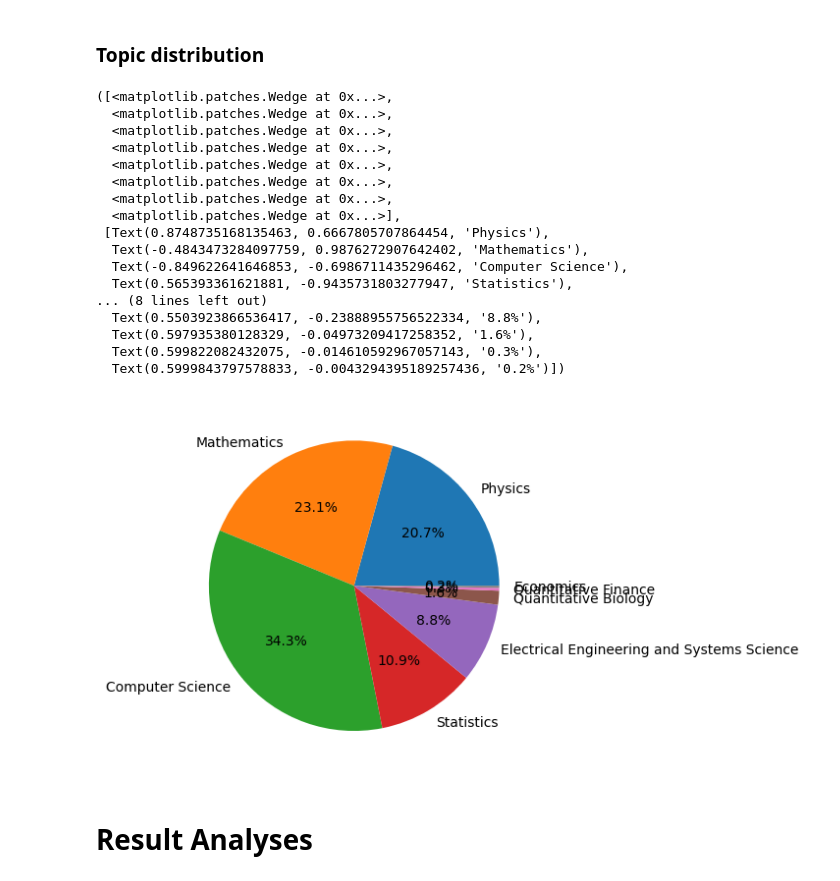
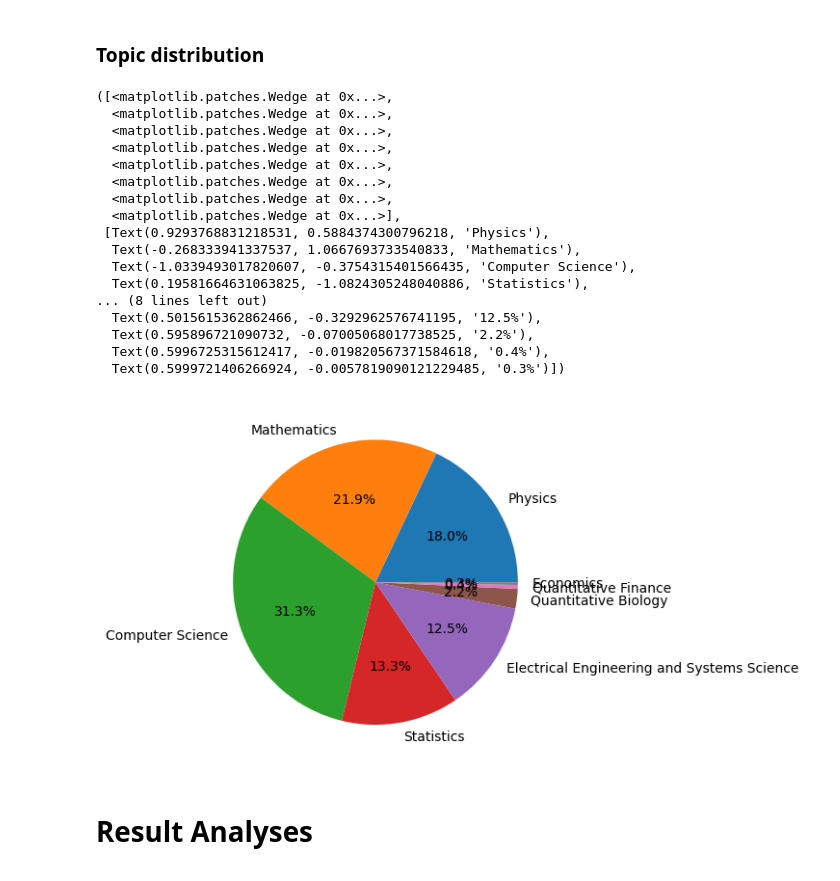
Before and after one commit to lambdadt/topicGPT, a Jupyter notebook: analyse_outputs.ipynb, the cells around one changed output. Saved outputs shown, nothing was run; the diff lists cells and outputs as text; code cells hidden in the pictures.

```diff
--- a/analyse_outputs.ipynb
+++ b/analyse_outputs.ipynb
@@ -40,30 +40,30 @@ docs_meta_df
 # %%
 true_topics_all = []
 for i in range(len(docs_meta_df)):
-    true_topics_all.extend(json.loads(docs_meta_df['topics'].iloc[i]))
+    true_topics_all.extend(list(set(json.loads(docs_meta_df['topics'].iloc[i]))))
 
 topics_counter = Counter(true_topics_all)
 plt.pie(topics_counter.values(),
         labels=topics_counter.keys(), autopct='%1.1f%%')
 # %% [output]
 ([<matplotlib.patches.Wedge at 0x...>,
   <matplotlib.patches.Wedge at 0x...>,
   <matplotlib.patches.Wedge at 0x...>,
   <matplotlib.patches.Wedge at 0x...>,
   <matplotlib.patches.Wedge at 0x...>,
   <matplotlib.patches.Wedge at 0x...>,
   <matplotlib.patches.Wedge at 0x...>,
   <matplotlib.patches.Wedge at 0x...>],
- [Text(0.8748735168135463, 0.6667805707864454, 'Physics'),
-  Text(-0.4843473284097759, 0.9876272907642402, 'Mathematics'),
-  Text(-0.849622641646853, -0.6986711435296462, 'Computer Science'),
-  Text(0.565393361621881, -0.9435731803277947, 'Statistics'),
+ [Text(0.9293768831218531, 0.5884374300796218, 'Physics'),
+  Text(-0.268333941337537, 1.0667693733540833, 'Mathematics'),
+  Text(-1.0339493017820607, -0.3754315401566435, 'Computer Science'),
+  Text(0.19581664631063825, -1.0824305248040886, 'Statistics'),
 ... (8 lines left out)
-  Text(0.5503923866536417, -0.23888955756522334, '8.8%'),
-  Text(0.597935380128329, -0.04973209417258352, '1.6%'),
-  Text(0.599822082432075, -0.014610592967057143, '0.3%'),
-  Text(0.5999843797578833, -0.0043294395189257436, '0.2%')])
+  Text(0.5015615362862466, -0.3292962576741195, '12.5%'),
+  Text(0.595896721090732, -0.07005068017738525, '2.2%'),
+  Text(0.5996725315612417, -0.019820567371584618, '0.4%'),
+  Text(0.5999721406266924, -0.0057819090121229485, '0.3%')])
-[figure, old version]
+[figure, new version]
 # %% [markdown]
 # Result Analyses
 # %%
```
Also changed, not shown: parts of 3 cells of this notebook, 4 other files.
